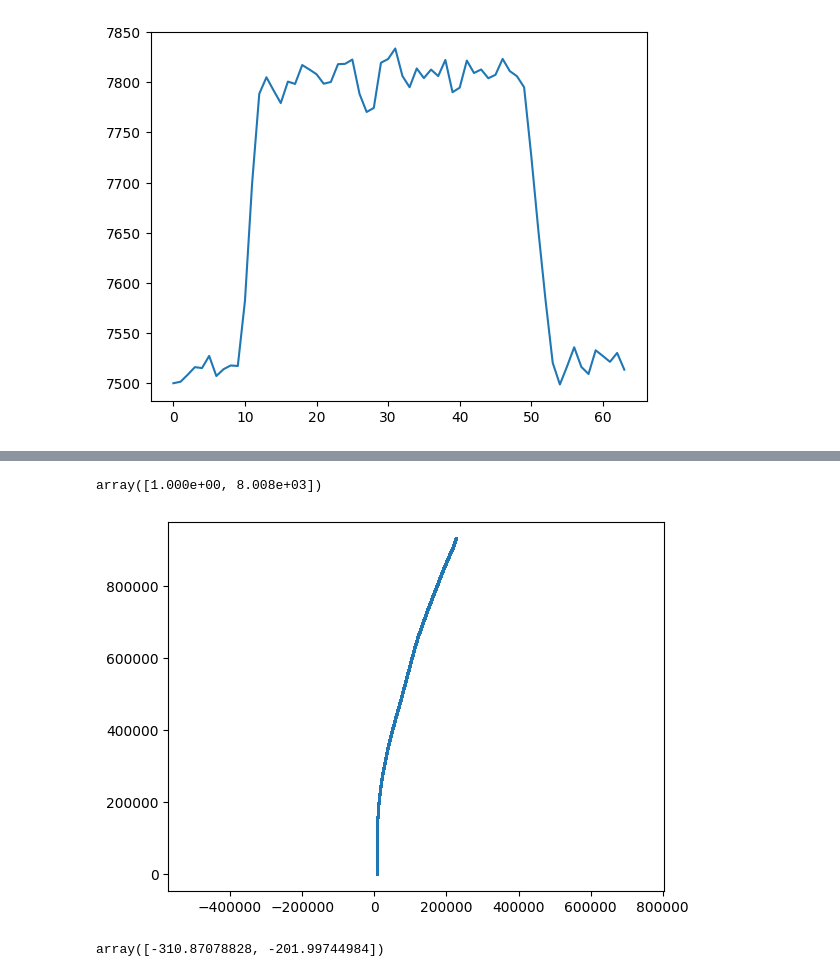
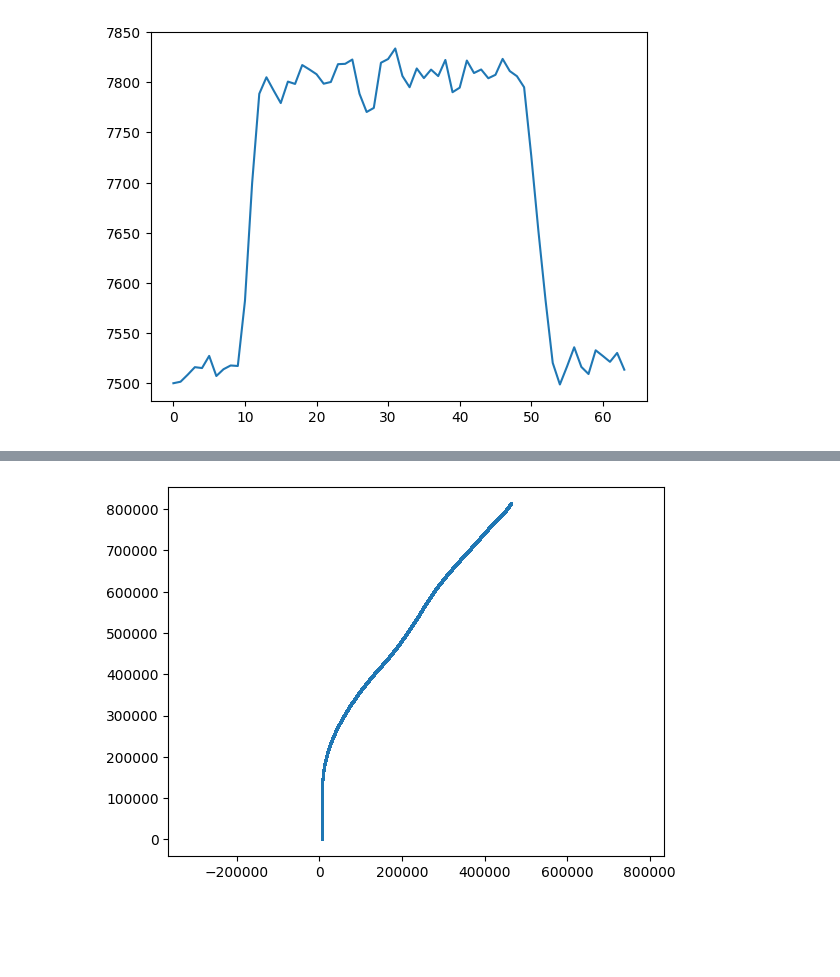
Before and after one commit to Andrudewt/perspective, a Jupyter notebook: proc_1.ipynb, the cells around one changed output, grey strips where cells are left out. Saved outputs shown, nothing was run; the diff lists cells and outputs as text; code cells hidden in the pictures; blank space fills up the shorter version.

```diff
--- a/proc_1.ipynb
+++ b/proc_1.ipynb
@@ -292,6 +180,10 @@ v_perp_normalized = v_perp / np.linalg.norm(v_perp) * length
 p3 = p2 + v_perp_normalized
 p4 = p2 - v_perp_normalized
 
+dx = p4[0] - p3[0]
+dy = p4[1] - p3[1]
+print(np.arctan2(dy, dx))
+
 plt.scatter(Array[:, 1], Array[:, 0])
 plt.plot([p3[0], p4[0]], [p3[1], p4[1]], "r-o")
 plt.axis('equal')
@@ -424,11 +279,9 @@ plt.plot(yx_centr[:, 1])
-# %%
-x_lin
-# %% [output]
-array([1.000e+00, 8.008e+03])
 # %%
-# вариант с центр линией
-
-"""yx_centr низ [-1], верх [0]"""
+"""
+к верхней точке текущего проводит перепендикуляр, на этот угол поворачивает след кадр,
+угол не накапливается
+"""
+# yx_centr низ [-1], верх [0]
 Array = np.zeros((1, 2))
 
 niz_all = np.zeros((1, 1))
@@ -464,56 +317,57 @@ for i, (m_f, c) in enumerate(zip(msk_fs[0:-1], coord[0:-1])):  # 0:-1 0:2 13:14
     f = np.poly1d(kb)
     y_n = np.arange(yx_centr.shape[0])
     x_lin = f(yx_centr[:, 0])
     yx_centr[:, 1] = x_lin
     # ===========================================
     # для первой итерации
     if i == 0:
         pass
     else:
-        # смещение по У
-        yx_centr[:, 0] += coef
-
-        # поворот
-        b0 = yx_centr[-1][::-1]  # xy
-        _b0 = [b0[0], yx_centr[0, 0]]  # проекция b0 на верхн грани
-        b = yx_centr[0][::-1]  # xy
-
-        _angle = np.arctan2(b[1]-b0[1], b[0]-b0[0]) - np.arctan2(_b0[1]-b0[1], _b0[0]-b0[0])
-        angle += _angle  # накопить угол
-        # print(_angle)
-        # print(np.degrees(_angle))
-
-        yx_centr = rotate(yx_centr[:, [1, 0]], angle, yx_centr[-1, [1, 0]])[:, [1, 0]]
-
-        # смещение по Х
-        # сдвинуть центр в точку, где она находилась в предыдущ кадре
-
         shift = a - yx_centr[-1, 1]
         yx_centr[:, 1] += shift
 
-        # # отклон по Х от изгиба рельсы
-        # shift =  a - b0
-        # yx_centr[:, 1] += shift
+    # смещение по У
+    yx_centr[:, 0] += coef
+    # смещение по X
+
+
+    if not angle:
+        pass
+    else:
+        yx_centr = rotate(yx_centr[:, [1, 0]], angle / 1.02, yx_centr[-1, [1, 0]])[:, [1, 0]]
+
+    p1, p2 = yx_centr[-1][::-1], yx_centr[0][::-1]
+    p1, p2
+    # 2. Расчет направляющего вектора линии
+    v = p2 - p1
+    # 3. Нахождение перпендикулярного вектора (поворот на 90 градусов)
+    # Для вектора (x, y) перпендикуляр равен (-y, x)
+    v_perp = np.array([-v[1], v[0]])
+    length = 3000.0
+    v_perp_normalized = v_perp / np.linalg.norm(v_perp) * length
+    p3 = p2 + v_perp_normalized
+    p4 = p2 - v_perp_normalized
+
+    dx = p4[0] - p3[0]
+    dy = p4[1] - p3[1]
+
+    angle = np.arctan2(dy, dx)
 
     # обновл коорд Y на пройденный путь
     coef += yx_centr[0, 0] - yx_centr[-1, 0]  # shape тут не подходит, т.к. не измен после поворота
 
     # для смещения по Х
     a = yx_centr[0, 1]
 
 
 
     # print('пройденное', np.int32(coef))
 
     Array = np.vstack((Array, yx_centr))
 Array = Array[1:, :]  # убир перв строка, кот 0 0
 
 plt.scatter(Array[:, 1], Array[:, 0], s=1)
 plt.axis('equal')
 plt.show()
 # %% [output]
-[figure, old version]
+[figure, new version]
-# %%
-shift
-# %% [output]
-array([-310.87078828, -201.99744984])
```
Also changed, not shown: parts of 14 cells of this notebook.
